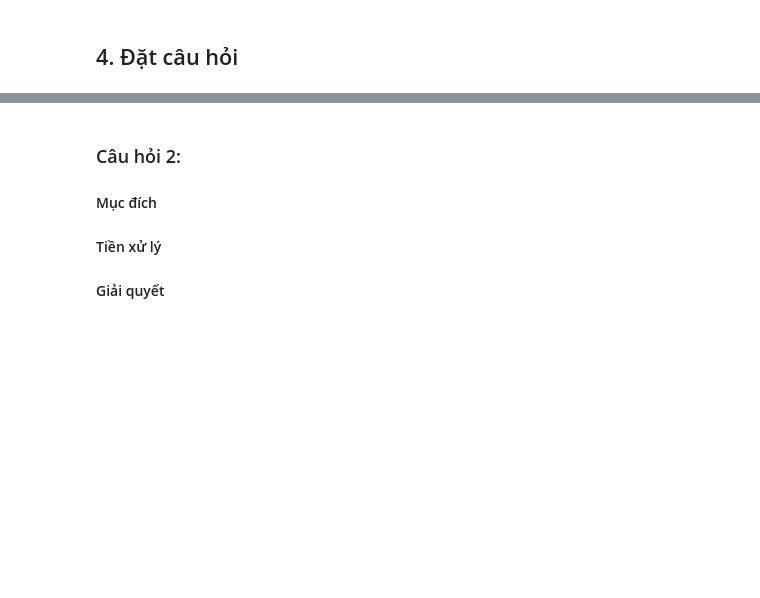
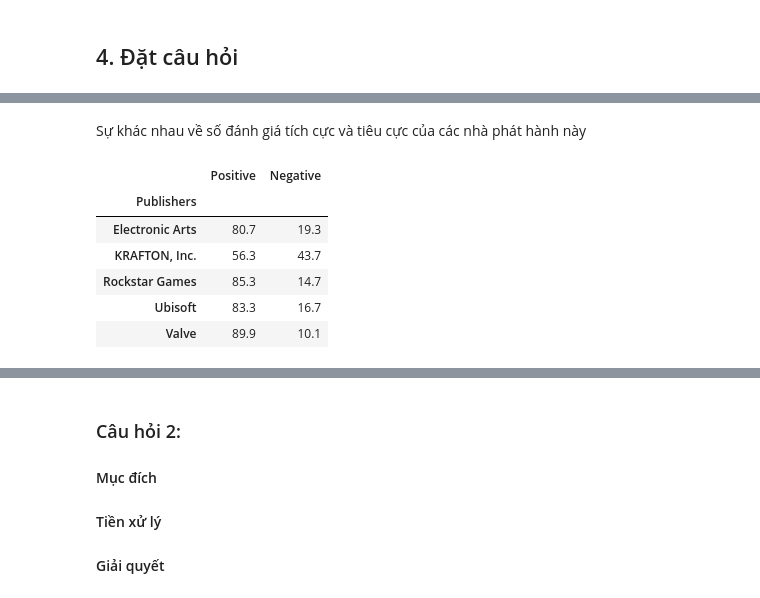
Before and after one commit to NamPhuonn/Final_project_data_science, a Jupyter notebook: final_project.ipynb, the cells around one changed output, grey strips where cells are left out. Cells and saved outputs as stored; diff of their text form; code cells hidden in the pictures; blank space fills up the shorter version.

```diff
--- a/final_project.ipynb
+++ b/final_project.ipynb
@@ -298,0 +334,18 @@ cat_col_info_df
+# %% [markdown]
+Sự khác nhau về số đánh giá tích cực và tiêu cực của các nhà phát hành này
+# %%
+# Tính tổng số đánh giá tích cực và tiêu cực cho những nhà phát hành này
+top_publishers_data = game_df[game_df['Publishers'].isin(top_publishers)]
+review_sums = top_publishers_data.groupby('Publishers')[['Positive', 'Negative']].sum()
+
+# Tính tỷ lệ phần trăm
+review_percentages = (review_sums.div(review_sums.sum(axis=1), axis=0) * 100).round(1)
+review_percentages
+# %% [output]
+|  | Positive | Negative |
+| Publishers |  |  |
+| Electronic Arts | 80.7 | 19.3 |
+| KRAFTON, Inc. | 56.3 | 43.7 |
+| Rockstar Games | 85.3 | 14.7 |
+| Ubisoft | 83.3 | 16.7 |
+| Valve | 89.9 | 10.1 |
```
Also changed, not shown: parts of 9 cells of this notebook.
